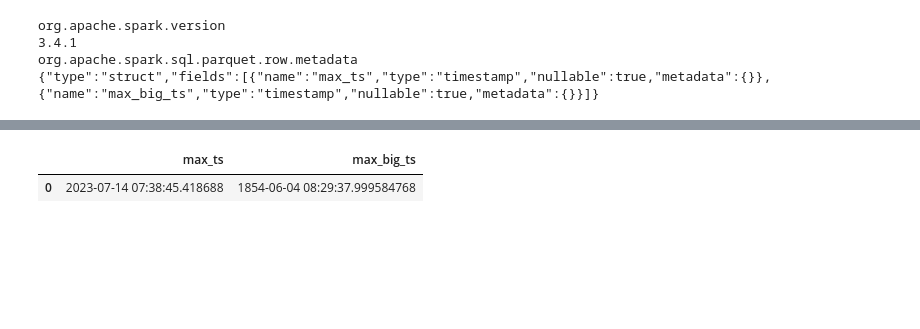
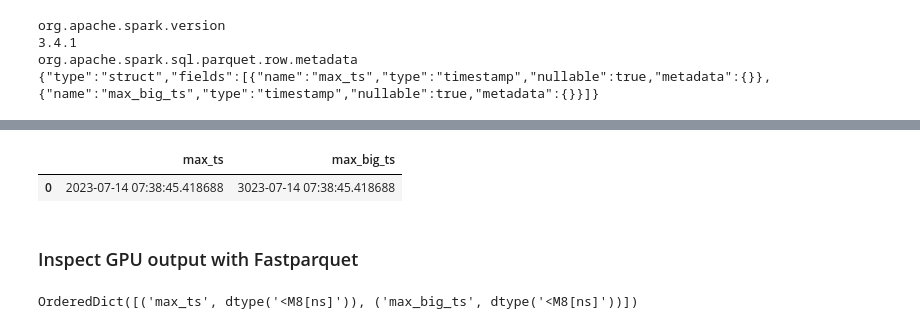
Before and after one commit to gerashegalov/rapids-shell, a Jupyter notebook: src/jupyter/int96.ipynb, the cells around one changed output, grey strips where cells are left out. Saved outputs shown, nothing was run; the diff lists cells and outputs as text; code cells hidden in the pictures; blank space fills up the shorter version.

```diff
--- a/src/jupyter/int96.ipynb
+++ b/src/jupyter/int96.ipynb
@@ -233,2 +236,2 @@ max_big_ts: [[1854-06-04 08:29:37.999584768]]
 # %%
-fpf = fastparquet.ParquetFile(cpu_parquet_file)
+cpu_fpf = fastparquet.ParquetFile(cpu_parquet_file)
@@ -247,5 +262,7 @@ fpf.info
 # %%
-fpf.head(1)
+cpu_fpf.head(1)
 # %% [output]
 |  | max_ts | max_big_ts |
-| 0 | 2023-07-14 07:38:45.418688 | 1854-06-04 08:29:37.999584768 |
+| 0 | 2023-07-14 07:38:45.418688 | 3023-07-14 07:38:45.418688 |
+# %% [markdown]
+### Inspect GPU output with Fastparquet
@@ -251,0 +271,4 @@ fpf.head(1)
+# %%
+gpu_fpf.dtypes
+# %% [output]
+OrderedDict([('max_ts', dtype('<M8[ns]')), ('max_big_ts', dtype('<M8[ns]'))])
```
Also changed, not shown: parts of 17 cells of this notebook.
